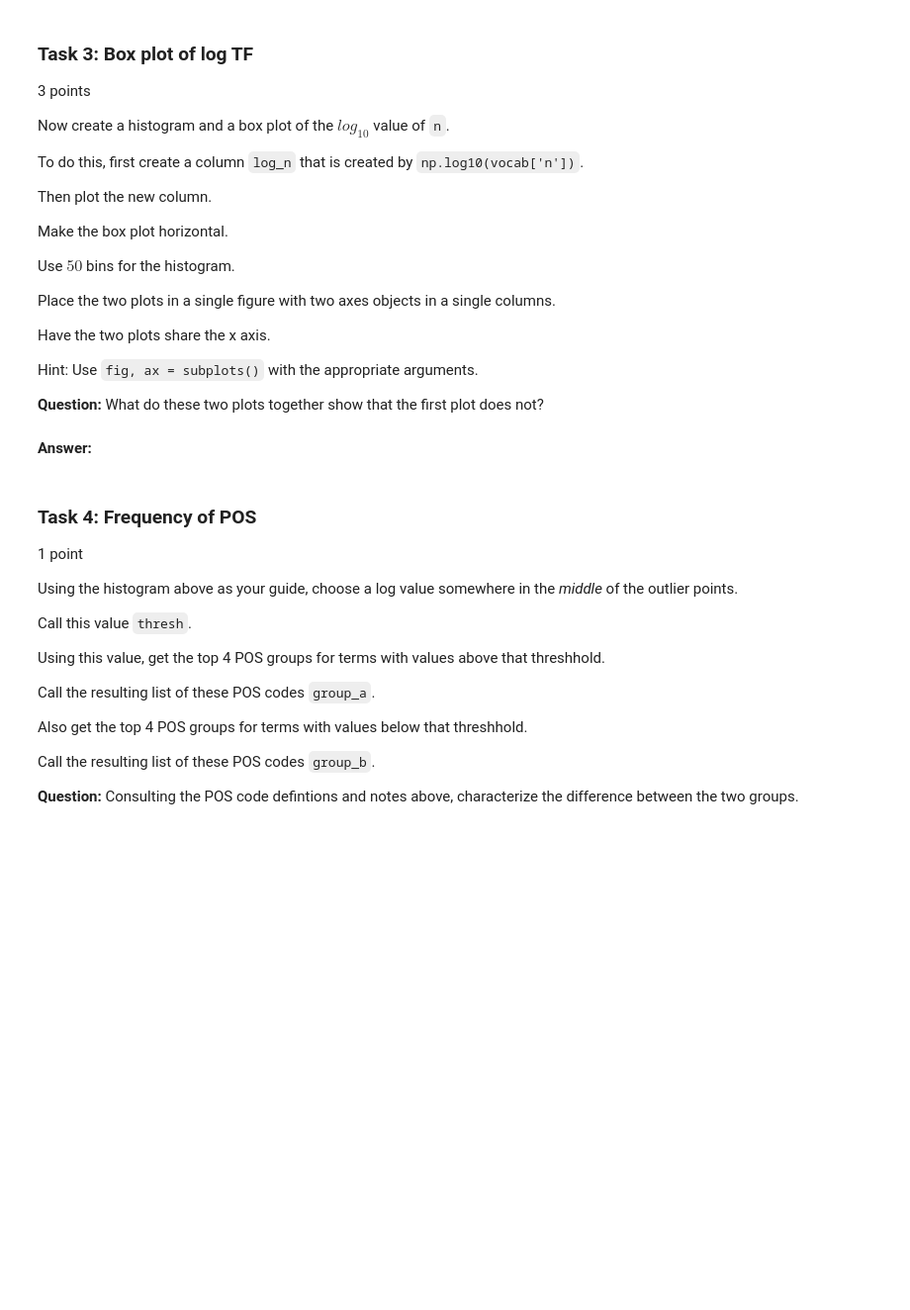
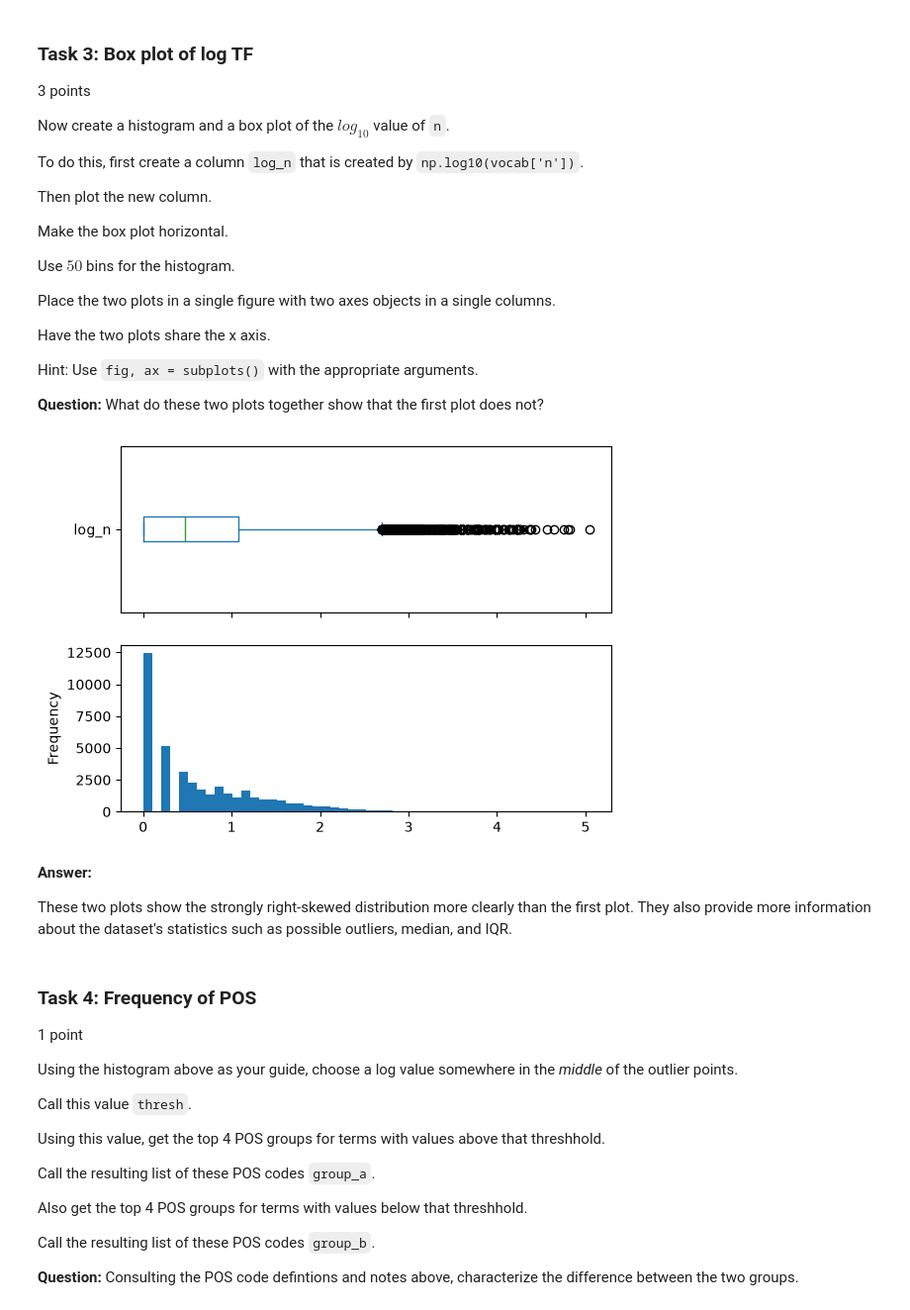
Before and after one commit to lindale36/ds2023, a Jupyter notebook: W05_Lab.ipynb, the cells around one changed output. Shown at 99% size. Saved outputs shown, nothing was run; the diff lists cells and outputs as text; code cells hidden in the pictures; blank space fills up the shorter version.

```diff
--- a/W05_Lab.ipynb
+++ b/W05_Lab.ipynb
@@ -140,8 +152,22 @@ Have the two plots share the x axis.
 Hint: Use `fig, ax = subplots()` with the appropriate arguments.
 
 **Question:** What do these two plots together show that the first plot does not?
+# %%
+vocab['log_n']=np.log10(vocab['n'])
+# %%
+fig, (ax_box, ax_hist) = plt.subplots(2, 1, sharex=True)
+
+vocab['log_n'].plot.hist(bins=50)
+
+vocab['log_n'].plot.box(ax=ax_box, vert=False)
+
+plt.show()
+# %% [output]
+[figure, added]
 # %% [markdown]
 **Answer:**
+
+These two plots show the strongly right-skewed distribution more clearly than the first plot. They also provide more information about the dataset's statistics such as possible outliers, median, and IQR.
 # %% [markdown]
 ### Task 4: Frequency of POS
 
```
Also changed, not shown: parts of 13 cells of this notebook.
